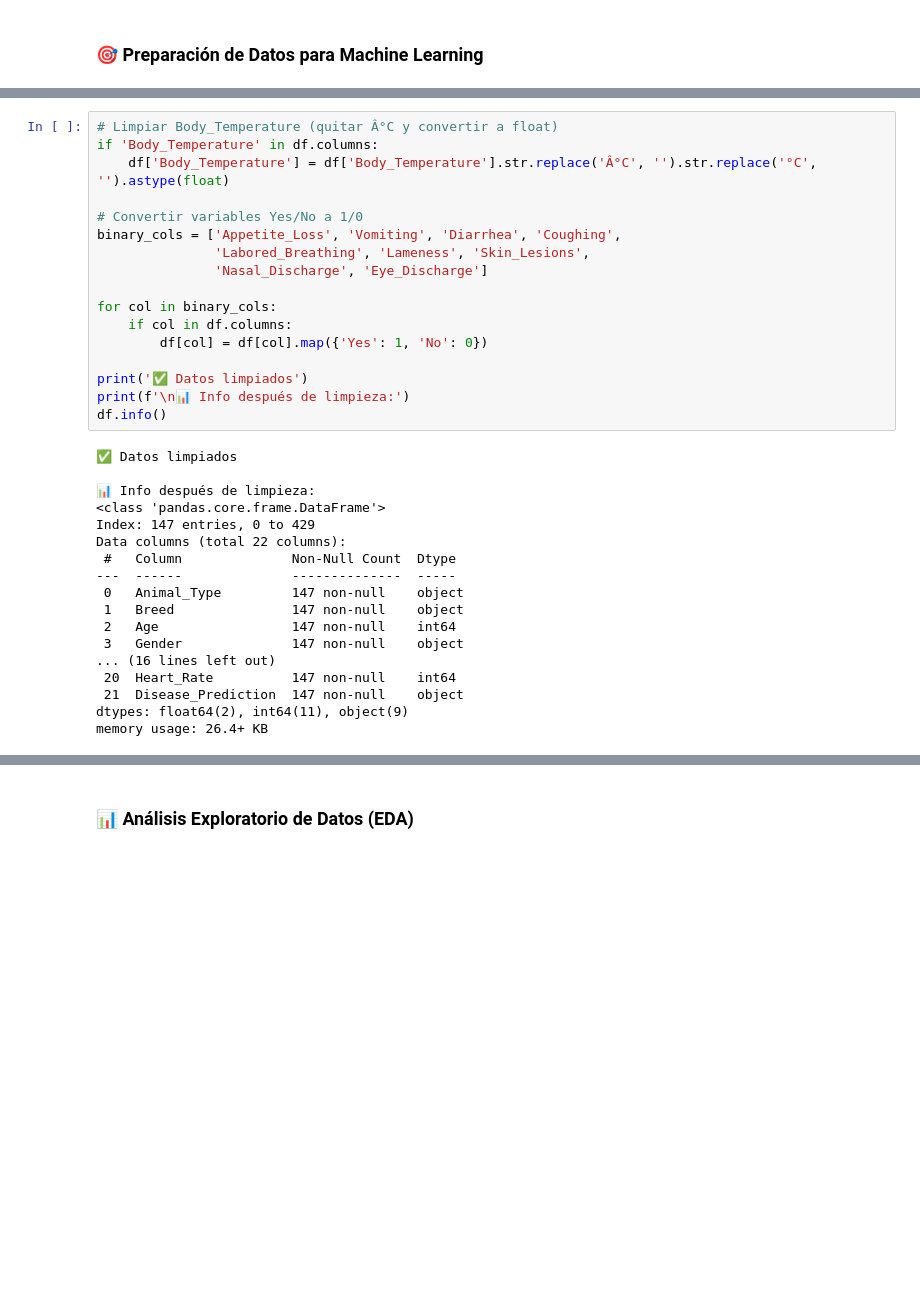
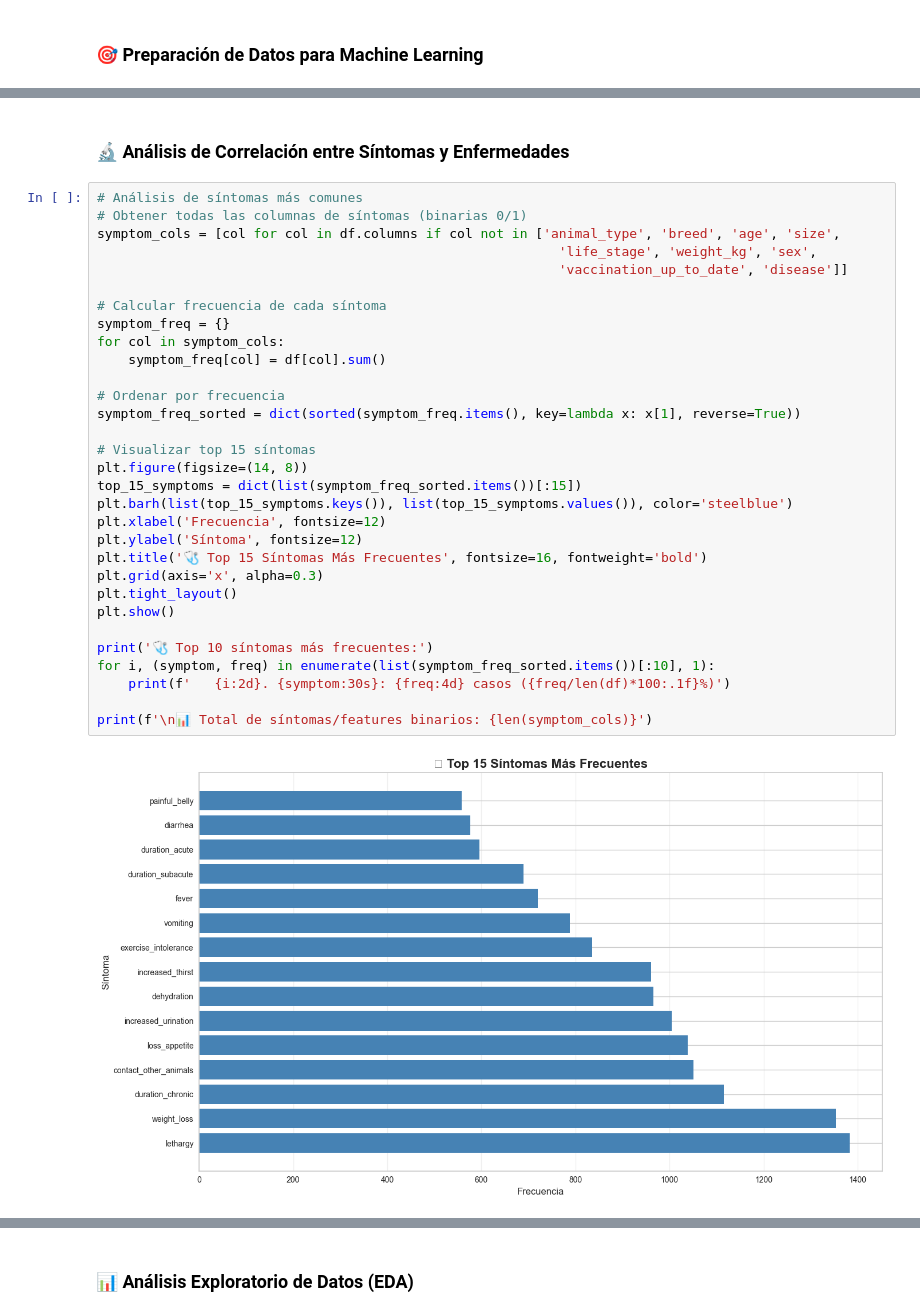
Before and after one commit to Julianpril/petcare, a Jupyter notebook: pawmi-ml/notebooks/01_dataset_analysis_pycaret.ipynb, the cells around one changed output, grey strips where cells are left out. Cells and saved outputs as stored; diff of their text form; blank space fills up the shorter version.

```diff
--- a/pawmi-ml/notebooks/01_dataset_analysis_pycaret.ipynb
+++ b/pawmi-ml/notebooks/01_dataset_analysis_pycaret.ipynb
@@ -568,35 +410,35 @@ Name: Body_Temperature, dtype: object
-# %%
-# Limpiar Body_Temperature (quitar Â°C y convertir a float)
-if 'Body_Temperature' in df.columns:
-    df['Body_Temperature'] = df['Body_Temperature'].str.replace('Â°C', '').str.replace('°C', '').astype(float)
-
-# Convertir variables Yes/No a 1/0
-binary_cols = ['Appetite_Loss', 'Vomiting', 'Diarrhea', 'Coughing',
-               'Labored_Breathing', 'Lameness', 'Skin_Lesions',
-               'Nasal_Discharge', 'Eye_Discharge']
-
-for col in binary_cols:
-    if col in df.columns:
-        df[col] = df[col].map({'Yes': 1, 'No': 0})
-
-print('✅ Datos limpiados')
-print(f'\n📊 Info después de limpieza:')
-df.info()
-# %% [output]
-✅ Datos limpiados
-
-📊 Info después de limpieza:
-<class 'pandas.core.frame.DataFrame'>
-Index: 147 entries, 0 to 429
-Data columns (total 22 columns):
- #   Column              Non-Null Count  Dtype
----  ------              --------------  -----
- 0   Animal_Type         147 non-null    object
- 1   Breed               147 non-null    object
- 2   Age                 147 non-null    int64
- 3   Gender              147 non-null    object
-... (16 lines left out)
- 20  Heart_Rate          147 non-null    int64
- 21  Disease_Prediction  147 non-null    object
-dtypes: float64(2), int64(11), object(9)
-memory usage: 26.4+ KB
+# %% [markdown]
+### 🔬 Análisis de Correlación entre Síntomas y Enfermedades
+# %%
+# Análisis de síntomas más comunes
+# Obtener todas las columnas de síntomas (binarias 0/1)
+symptom_cols = [col for col in df.columns if col not in ['animal_type', 'breed', 'age', 'size',
+                                                           'life_stage', 'weight_kg', 'sex',
+                                                           'vaccination_up_to_date', 'disease']]
+
+# Calcular frecuencia de cada síntoma
+symptom_freq = {}
+for col in symptom_cols:
+    symptom_freq[col] = df[col].sum()
+
+# Ordenar por frecuencia
+symptom_freq_sorted = dict(sorted(symptom_freq.items(), key=lambda x: x[1], reverse=True))
+
+# Visualizar top 15 síntomas
+plt.figure(figsize=(14, 8))
+top_15_symptoms = dict(list(symptom_freq_sorted.items())[:15])
+plt.barh(list(top_15_symptoms.keys()), list(top_15_symptoms.values()), color='steelblue')
+plt.xlabel('Frecuencia', fontsize=12)
+plt.ylabel('Síntoma', fontsize=12)
+plt.title('🩺 Top 15 Síntomas Más Frecuentes', fontsize=16, fontweight='bold')
+plt.grid(axis='x', alpha=0.3)
+plt.tight_layout()
+plt.show()
+
+print('🩺 Top 10 síntomas más frecuentes:')
+for i, (symptom, freq) in enumerate(list(symptom_freq_sorted.items())[:10], 1):
+    print(f'   {i:2d}. {symptom:30s}: {freq:4d} casos ({freq/len(df)*100:.1f}%)')
+
+print(f'\n📊 Total de síntomas/features binarios: {len(symptom_cols)}')
+# %% [output]
+[figure, added]
```
Also changed, not shown: parts of 67 cells of this notebook, 52 other files.
